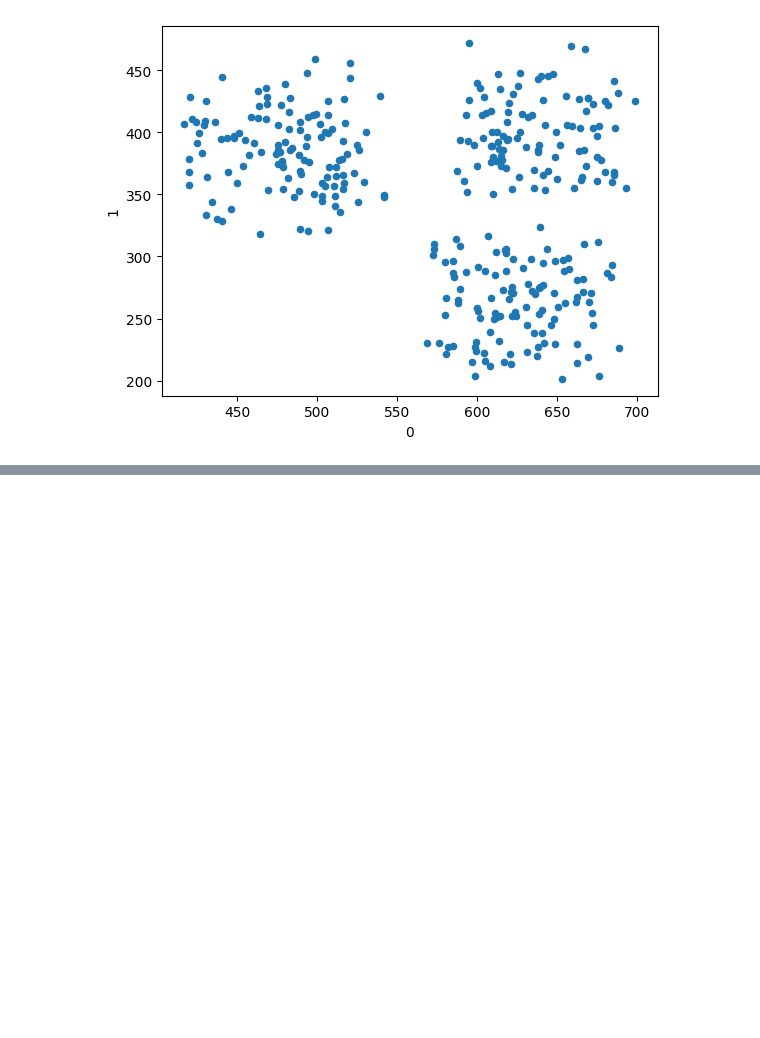
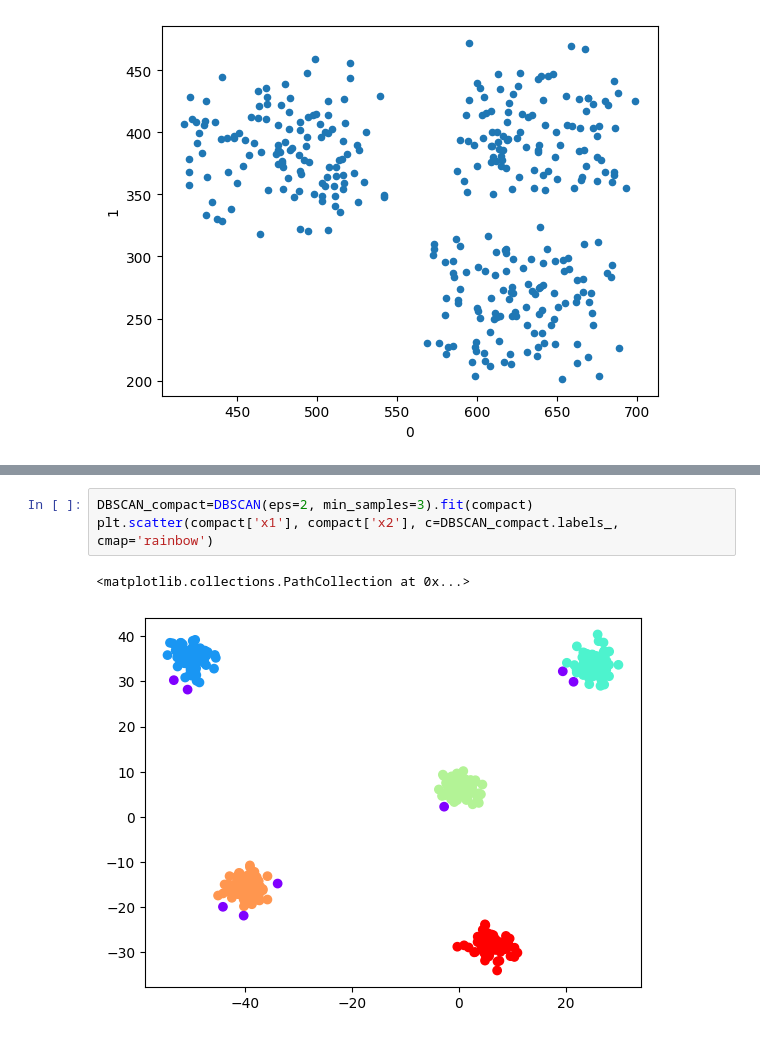
Before and after one commit to adnanqidwai/Comparing_Clustering_Algos, a Jupyter notebook: 2.ipynb, the cells around one changed output, grey strips where cells are left out. Drawn from its saved outputs; the diff is of its cells as text; blank space fills up the shorter version.

Commit message:
DBSCAN

```diff
--- a/2.ipynb
+++ b/2.ipynb
@@ -52,0 +55,6 @@ plt.scatter(wellSeperated['0'], wellSeperated['1'], c=Kmeans_wellSeperated.label
+# %%
+DBSCAN_compact=DBSCAN(eps=2, min_samples=3).fit(compact)
+plt.scatter(compact['x1'], compact['x2'], c=DBSCAN_compact.labels_, cmap='rainbow')
+# %% [output]
+<matplotlib.collections.PathCollection at 0x...>
+[figure, added]
```
Also changed, not shown: parts of 8 cells of this notebook.
